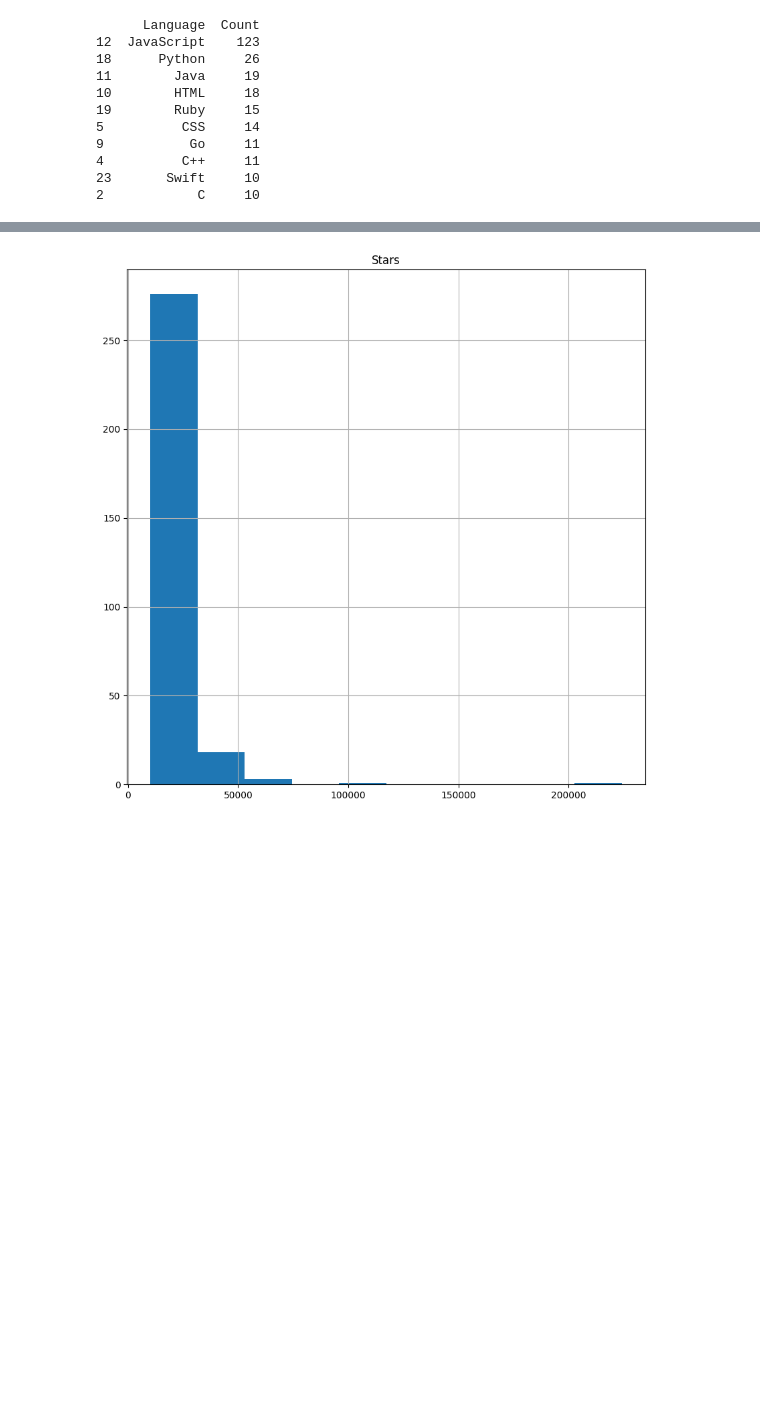
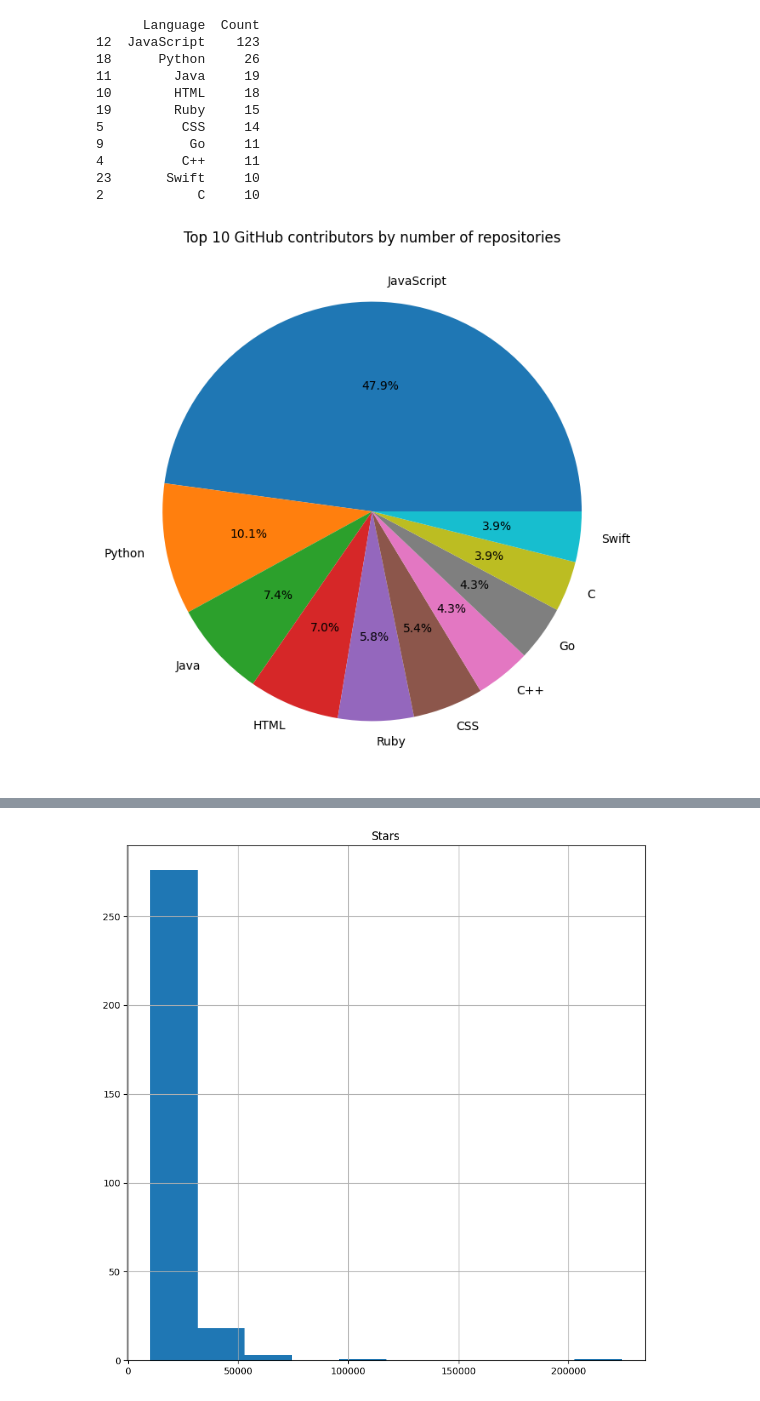
Before and after one commit to rekarromar/Most-Popular-GitHub-Projects, a Jupyter notebook: MostPopularGithubRepos.ipynb, the cells around one changed output, grey strips where cells are left out. Drawn from its saved outputs; the diff is of its cells as text; code cells hidden in the pictures; blank space fills up the shorter version.

```diff
--- a/MostPopularGithubRepos.ipynb
+++ b/MostPopularGithubRepos.ipynb
@@ -41,6 +78,16 @@ print(most_common_languages)
 4          C++     11
 23       Swift     10
 2            C     10
+# %%
+top_contributors = data['Language'].value_counts().head(10)
+
+# create a pie chart of the top 10 contributors
+plt.figure(figsize=(12, 8))
+plt.pie(top_contributors, labels=top_contributors.index, autopct='%1.1f%%')
+plt.title('Top 10 GitHub contributors by number of repositories')
+plt.show()
+# %% [output]
+[figure, added]
 # %%
 most_forked = data.loc[data.groupby(['Language'])['Forks'].idxmax()].sort_values(by=['Language', 'Forks'], ascending=False)
 most_forked.head(10)
```
Also changed, not shown: parts of 7 cells of this notebook.
